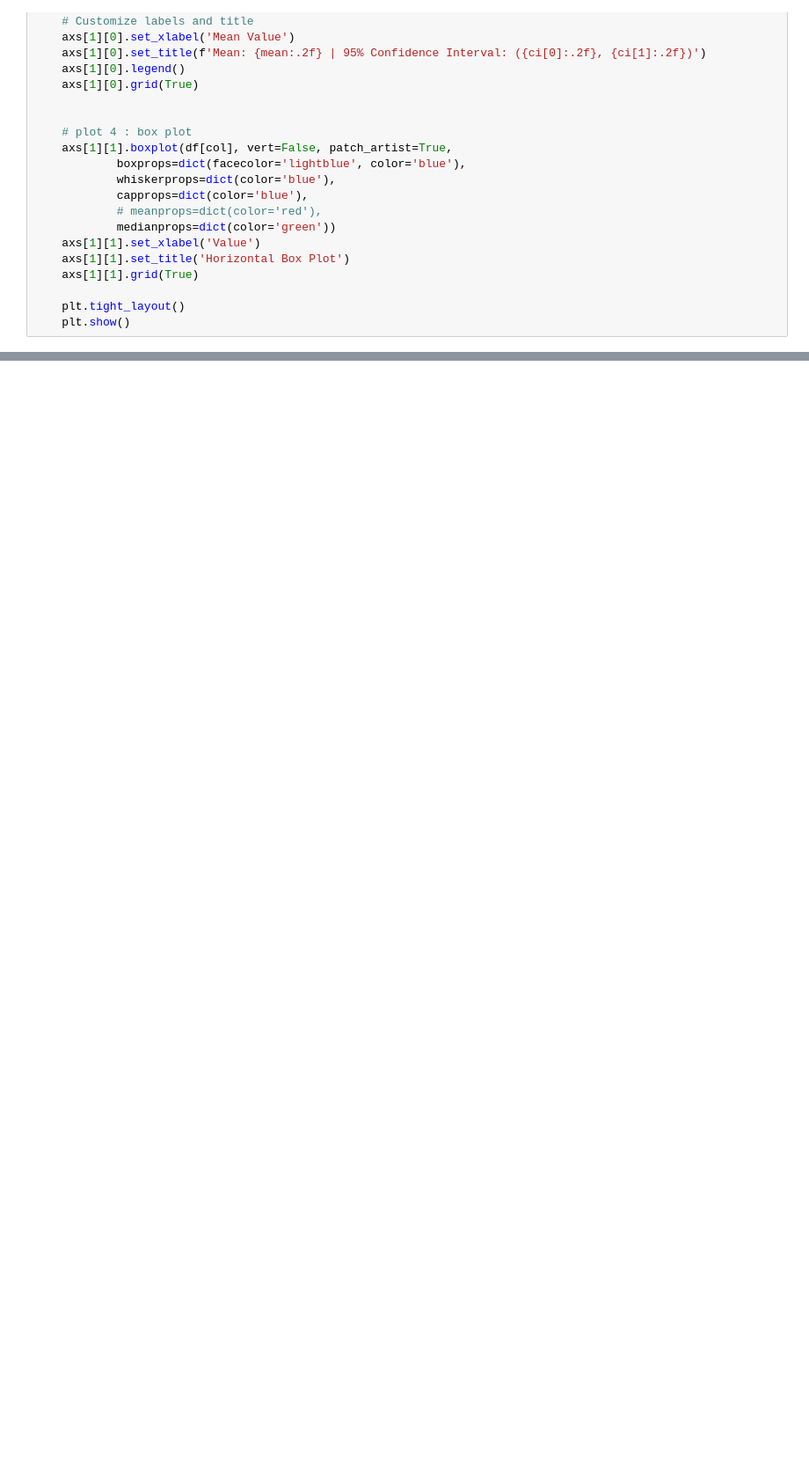
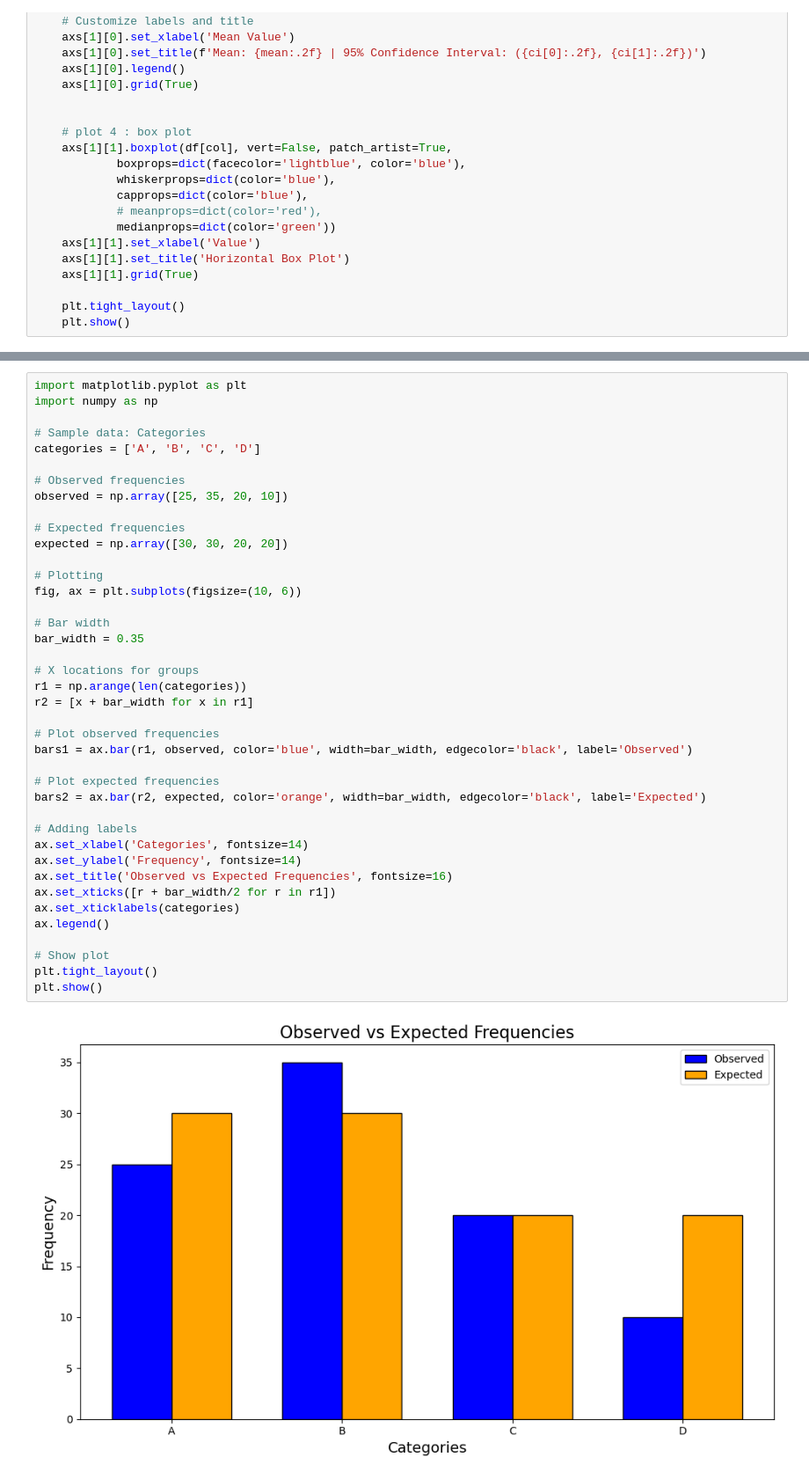
Before and after one commit to Rahul-404/Titanic_Problem_Kaggel, a Jupyter notebook: Problem_Solving_Framework/2_Exploratory_Data_Analysis.ipynb, the cells around one changed output, grey strips where cells are left out. Shown at 88% size. Drawn from its saved outputs; the diff is of its cells as text; blank space fills up the shorter version.

```diff
--- a/Problem_Solving_Framework/2_Exploratory_Data_Analysis.ipynb
+++ b/Problem_Solving_Framework/2_Exploratory_Data_Analysis.ipynb
@@ -266,0 +302,42 @@ plot_numerical_summary(df, "Fare")
+# %%
+import matplotlib.pyplot as plt
+import numpy as np
+
+# Sample data: Categories
+categories = ['A', 'B', 'C', 'D']
+
+# Observed frequencies
+observed = np.array([25, 35, 20, 10])
+
+# Expected frequencies
+expected = np.array([30, 30, 20, 20])
+
+# Plotting
+fig, ax = plt.subplots(figsize=(10, 6))
+
+# Bar width
+bar_width = 0.35
+
+# X locations for groups
+r1 = np.arange(len(categories))
+r2 = [x + bar_width for x in r1]
+
+# Plot observed frequencies
+bars1 = ax.bar(r1, observed, color='blue', width=bar_width, edgecolor='black', label='Observed')
+
+# Plot expected frequencies
+bars2 = ax.bar(r2, expected, color='orange', width=bar_width, edgecolor='black', label='Expected')
+
+# Adding labels
+ax.set_xlabel('Categories', fontsize=14)
+ax.set_ylabel('Frequency', fontsize=14)
+ax.set_title('Observed vs Expected Frequencies', fontsize=16)
+ax.set_xticks([r + bar_width/2 for r in r1])
+ax.set_xticklabels(categories)
+ax.legend()
+
+# Show plot
+plt.tight_layout()
+plt.show()
+# %% [output]
+[figure, added]
```
Also changed, not shown: parts of 23 cells of this notebook.
